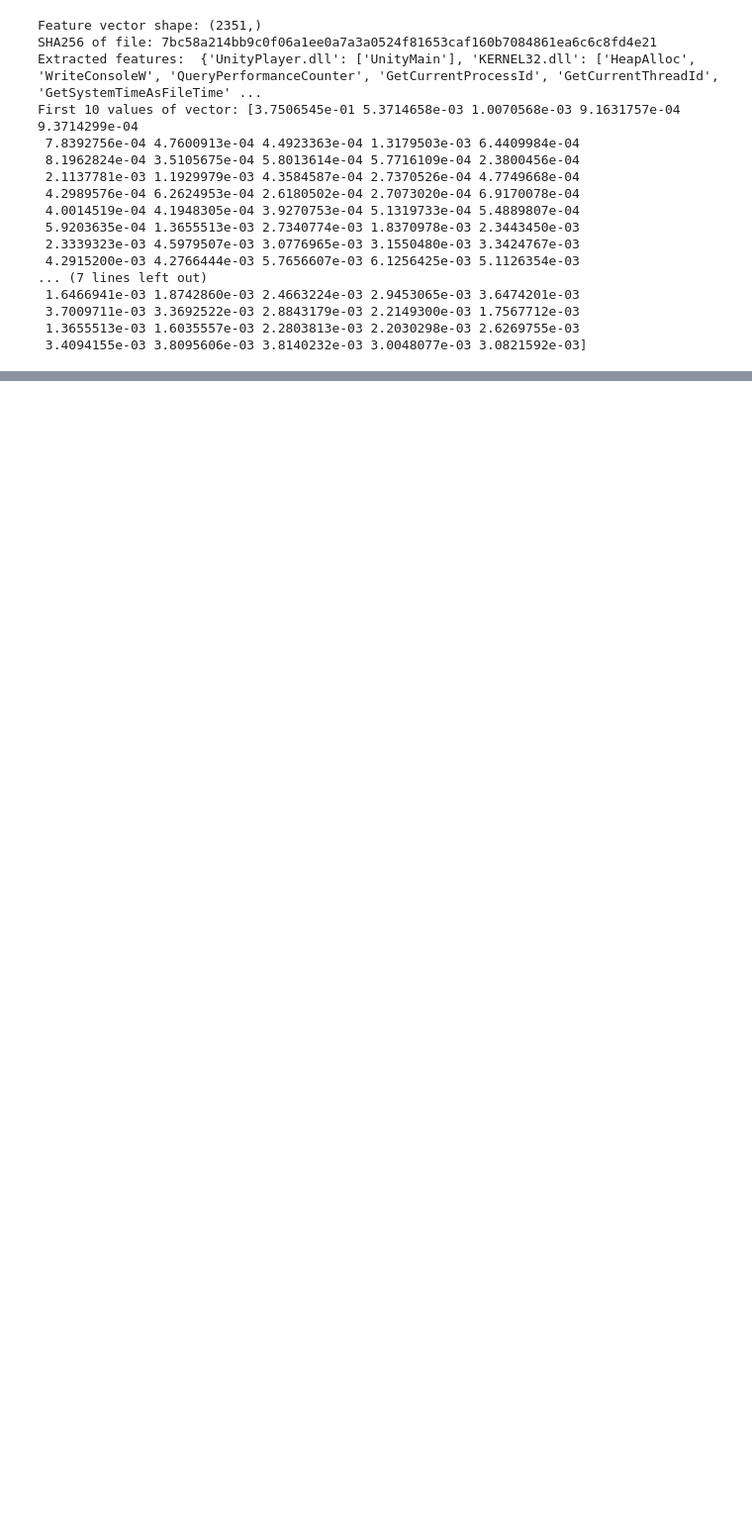
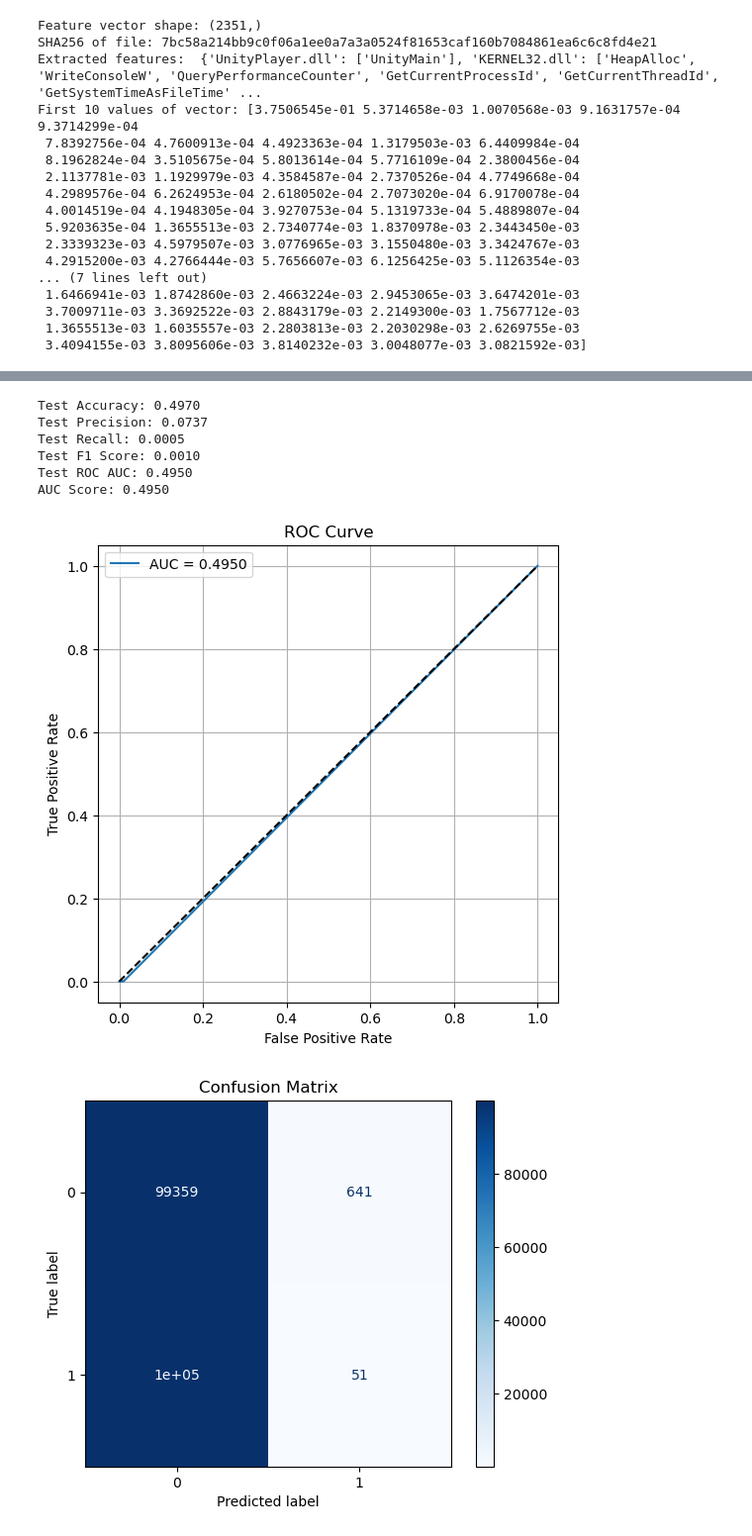
Before and after one commit to AlisaUrsu/SentinelExec_Models, a Jupyter notebook: Licenta.ipynb, the cells around one changed output, grey strips where cells are left out. Shown at 99% size. Drawn from its saved outputs; the diff is of its cells as text; code cells hidden in the pictures; blank space fills up the shorter version.

```diff
--- a/Licenta.ipynb
+++ b/Licenta.ipynb
@@ -471,0 +375,14 @@ First 500 values of vector: [ 0.  0.  0.  0.  1.  0.  0.  0.  0.  0.  0.  0.  0.
+# %%
+test_results = idk.evaluate_model_on_test(model, test_loader, device)
+
+idk.plot_roc_curve(test_results["labels"], test_results["probs"])
+idk.plot_confusion_matrix(test_results["labels"], test_results["probs"])
+# %% [output]
+Test Accuracy: 0.4970
+Test Precision: 0.0737
+Test Recall: 0.0005
+Test F1 Score: 0.0010
+Test ROC AUC: 0.4950
+AUC Score: 0.4950
+[figure, added]
+[figure, added]
```
Also changed, not shown: parts of 35 cells of this notebook, 10 other files.
